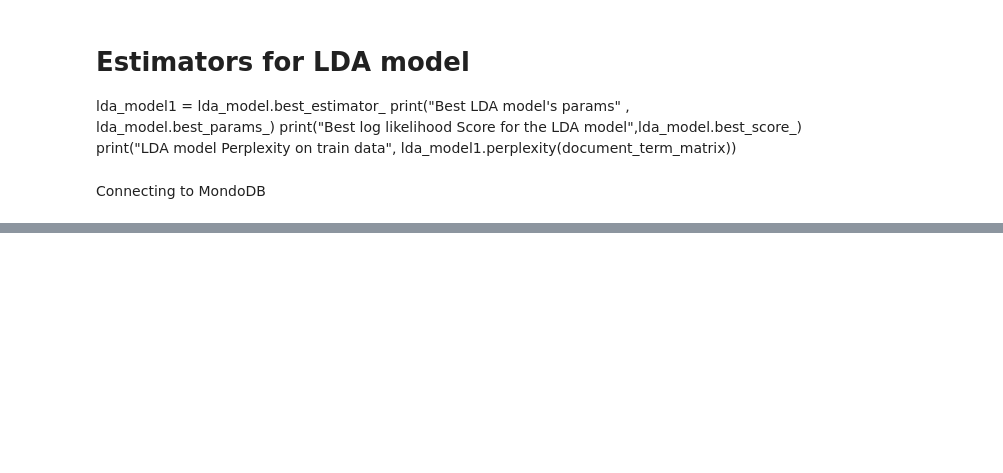
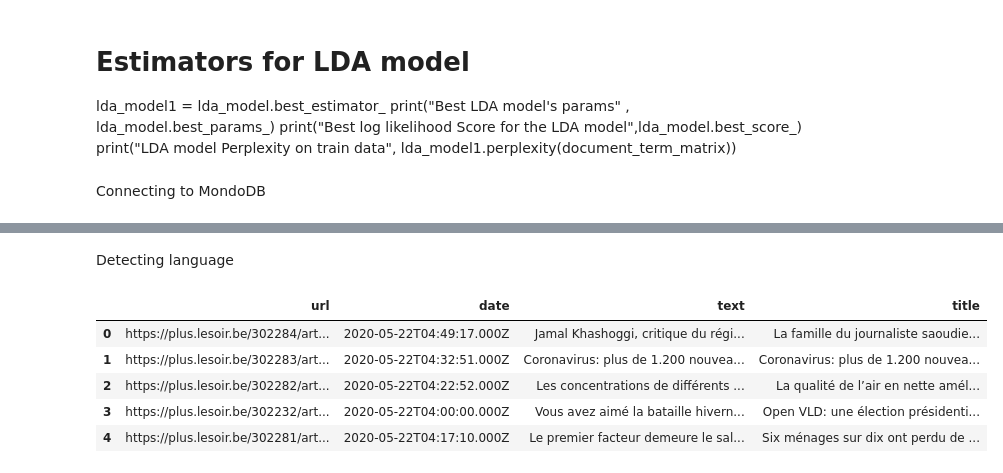
Before and after one commit to natalievgrafova/TopicModelling, a Jupyter notebook: nata_notebook.ipynb, the cells around one changed output, grey strips where cells are left out. Saved outputs shown, nothing was run; the diff lists cells and outputs as text; code cells hidden in the pictures; blank space fills up the shorter version.

```diff
--- a/nata_notebook.ipynb
+++ b/nata_notebook.ipynb
@@ -53,0 +226,2 @@ None
+# %% [markdown]
+Detecting language
@@ -53,0 +230,9 @@ None
+# %%
+mixed_articles.head()
+# %% [output]
+|  | url | date | text | title |
+| 0 | https://plus.lesoir.be/302284/art... | 2020-05-22T04:49:17.000Z | Jamal Khashoggi, critique du régi... | La famille du journaliste saoudie... |
+| 1 | https://plus.lesoir.be/302283/art... | 2020-05-22T04:32:51.000Z | Coronavirus: plus de 1.200 nouvea... | Coronavirus: plus de 1.200 nouvea... |
+| 2 | https://plus.lesoir.be/302282/art... | 2020-05-22T04:22:52.000Z | Les concentrations de différents ... | La qualité de l’air en nette amél... |
+| 3 | https://plus.lesoir.be/302232/art... | 2020-05-22T04:00:00.000Z | Vous avez aimé la bataille hivern... | Open VLD: une élection présidenti... |
+| 4 | https://plus.lesoir.be/302281/art... | 2020-05-22T04:17:10.000Z | Le premier facteur demeure le sal... | Six ménages sur dix ont perdu de ... |
```
Also changed, not shown: parts of 97 cells of this notebook.
